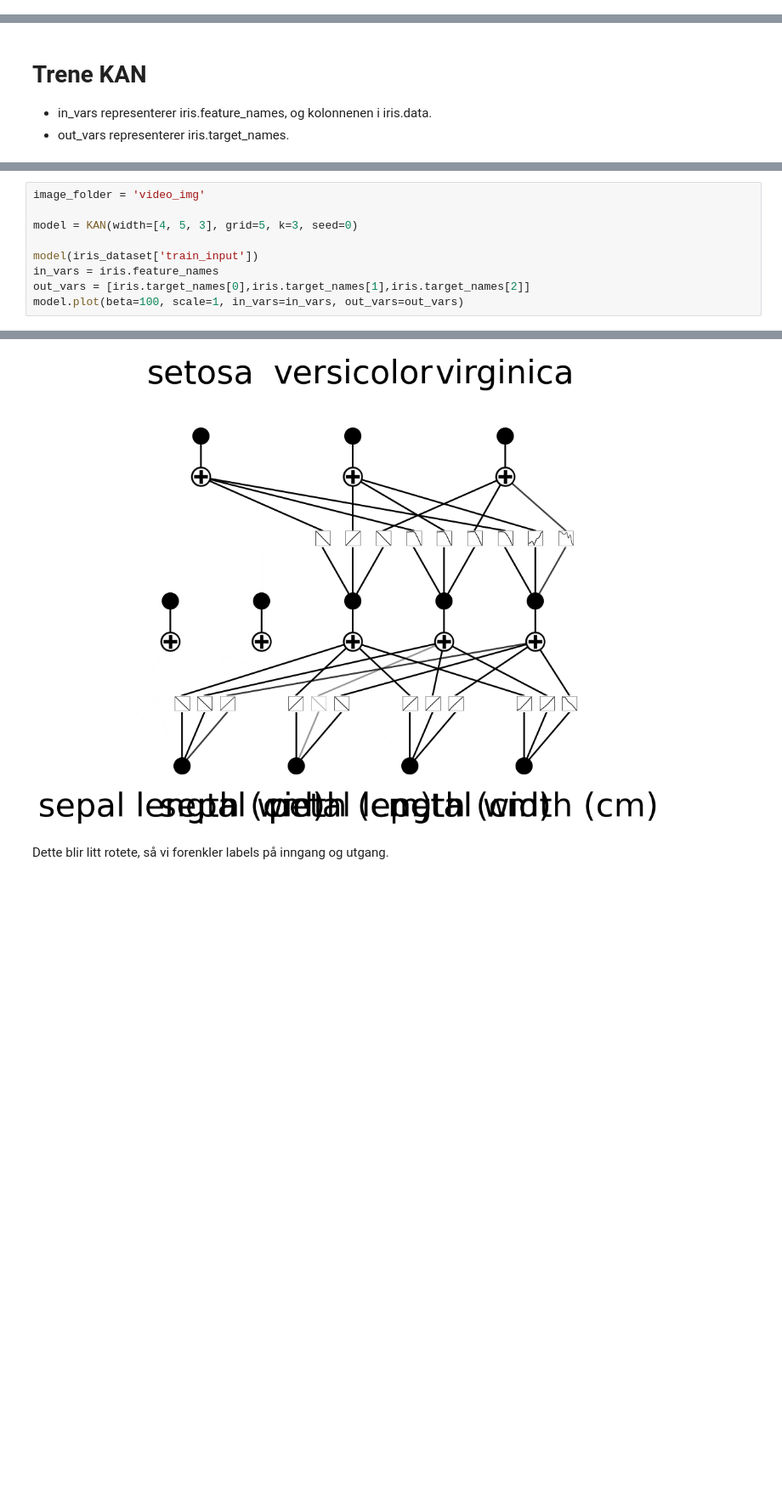
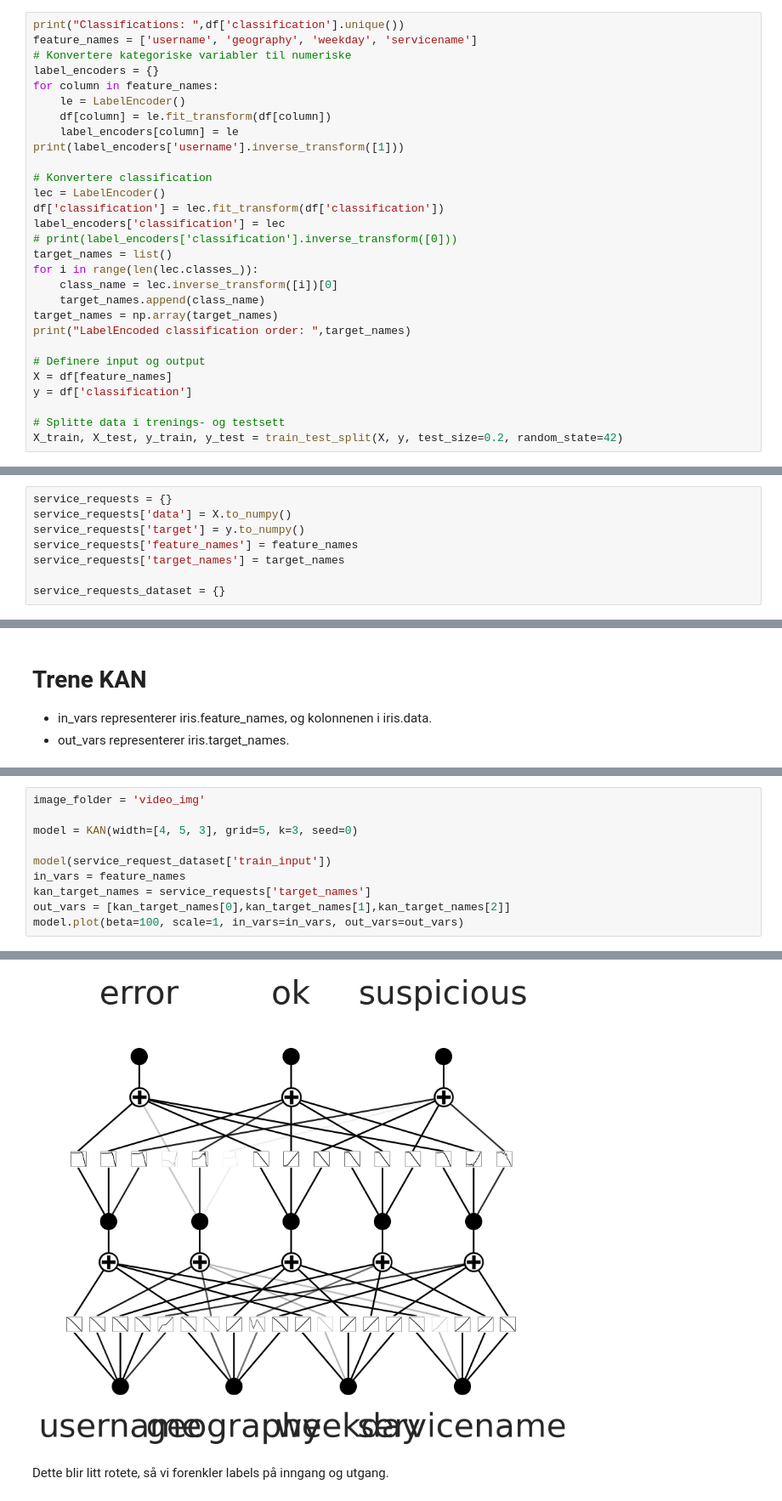
Before and after one commit to baardl/kan-intro, a Jupyter notebook: service-access-detection/TODO-service_request_kan_train.ipynb, the cells around one changed output, grey strips where cells are left out. Shown at 85% size. Drawn from its saved outputs; the diff is of its cells as text; blank space fills up the shorter version.

```diff
--- a/service-access-detection/TODO-service_request_kan_train.ipynb
+++ b/service-access-detection/TODO-service_request_kan_train.ipynb
@@ -53,3 +73,32 @@ Beskriver hva de fire kolonnene i iris.data er. ['sepal length (cm)', 'sepal wid
 ## iris.data
 Hver rad er en blomst, og kolonnene er sepal length, sepal width, petal length og petal width.
 150x4 numpy.ndarray.
+# %%
+print("Classifications: ",df['classification'].unique())
+feature_names = ['username', 'geography', 'weekday', 'servicename']
+# Konvertere kategoriske variabler til numeriske
+label_encoders = {}
+for column in feature_names:
+    le = LabelEncoder()
+    df[column] = le.fit_transform(df[column])
+    label_encoders[column] = le
+print(label_encoders['username'].inverse_transform([1]))
+
+# Konvertere classification
+lec = LabelEncoder()
+df['classification'] = lec.fit_transform(df['classification'])
+label_encoders['classification'] = lec
+# print(label_encoders['classification'].inverse_transform([0]))
+target_names = list()
+for i in range(len(lec.classes_)):
+    class_name = lec.inverse_transform([i])[0]
+    target_names.append(class_name)
+target_names = np.array(target_names)
+print("LabelEncoded classification order: ",target_names)
+
+# Definere input og output
+X = df[feature_names]
+y = df['classification']
+
+# Splitte data i trenings- og testsett
+X_train, X_test, y_train, y_test = train_test_split(X, y, test_size=0.2, random_state=42)
@@ -97,3 +200,11 @@ array([[5.1, 3.5, 1.4, 0.2],
+# %%
+service_requests = {}
+service_requests['data'] = X.to_numpy()
+service_requests['target'] = y.to_numpy()
+service_requests['feature_names'] = feature_names
+service_requests['target_names'] = target_names
+
+service_requests_dataset = {}
 # %% [markdown]
 ***
 # KAN
@@ -291,16 +512,17 @@ Actual Label: versicolor
 # %%
 image_folder = 'video_img'
 
 model = KAN(width=[4, 5, 3], grid=5, k=3, seed=0)
 
-model(iris_dataset['train_input'])
-in_vars = iris.feature_names
-out_vars = [iris.target_names[0],iris.target_names[1],iris.target_names[2]]
+model(service_request_dataset['train_input'])
+in_vars = feature_names
+kan_target_names = service_requests['target_names']
+out_vars = [kan_target_names[0],kan_target_names[1],kan_target_names[2]]
 model.plot(beta=100, scale=1, in_vars=in_vars, out_vars=out_vars)
 # %% [output]
 checkpoint directory created: ./model
 saving model version 0.0
-[figure, old version]
+[figure, new version]
 # %% [markdown]
 Dette blir litt rotete, så vi forenkler labels på inngang og utgang.
 # %%
```
Also changed, not shown: parts of 36 cells of this notebook, 1 other file.
